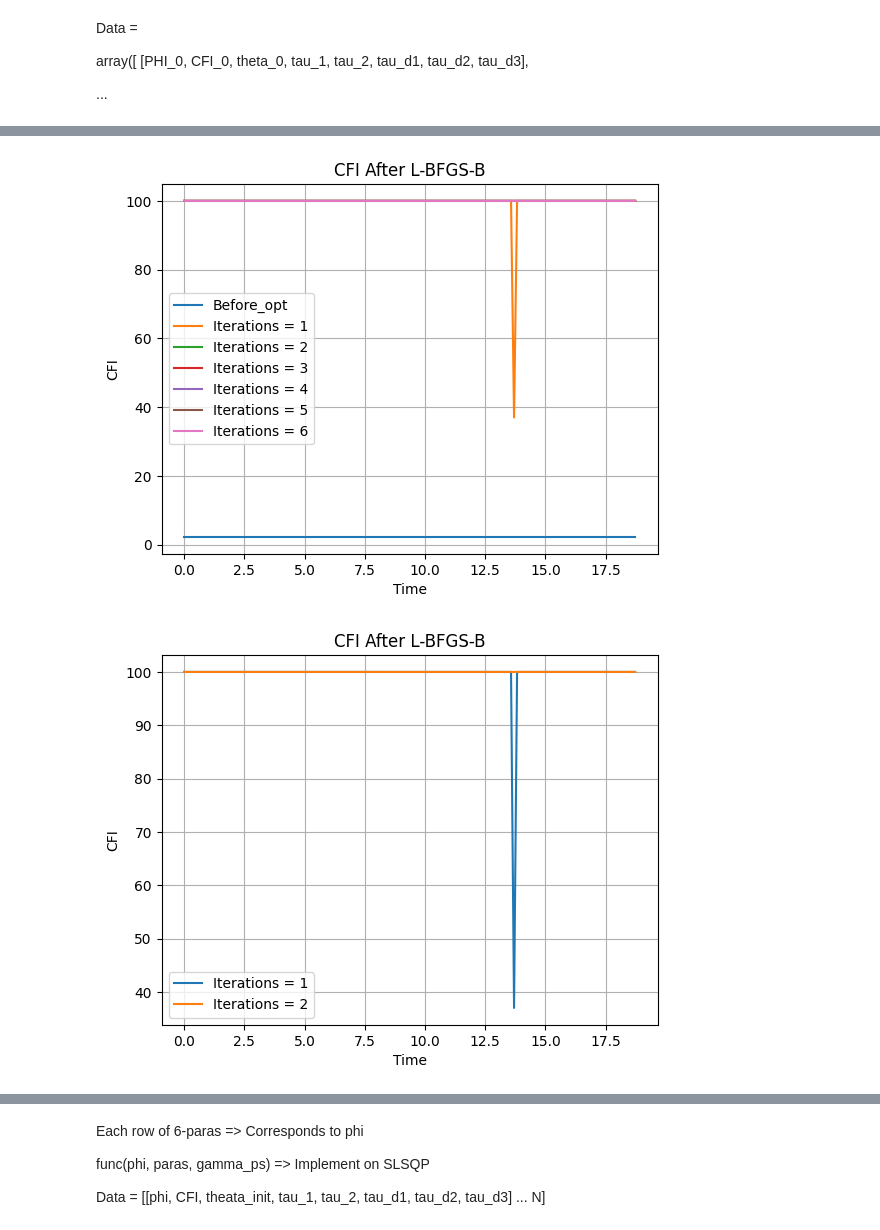
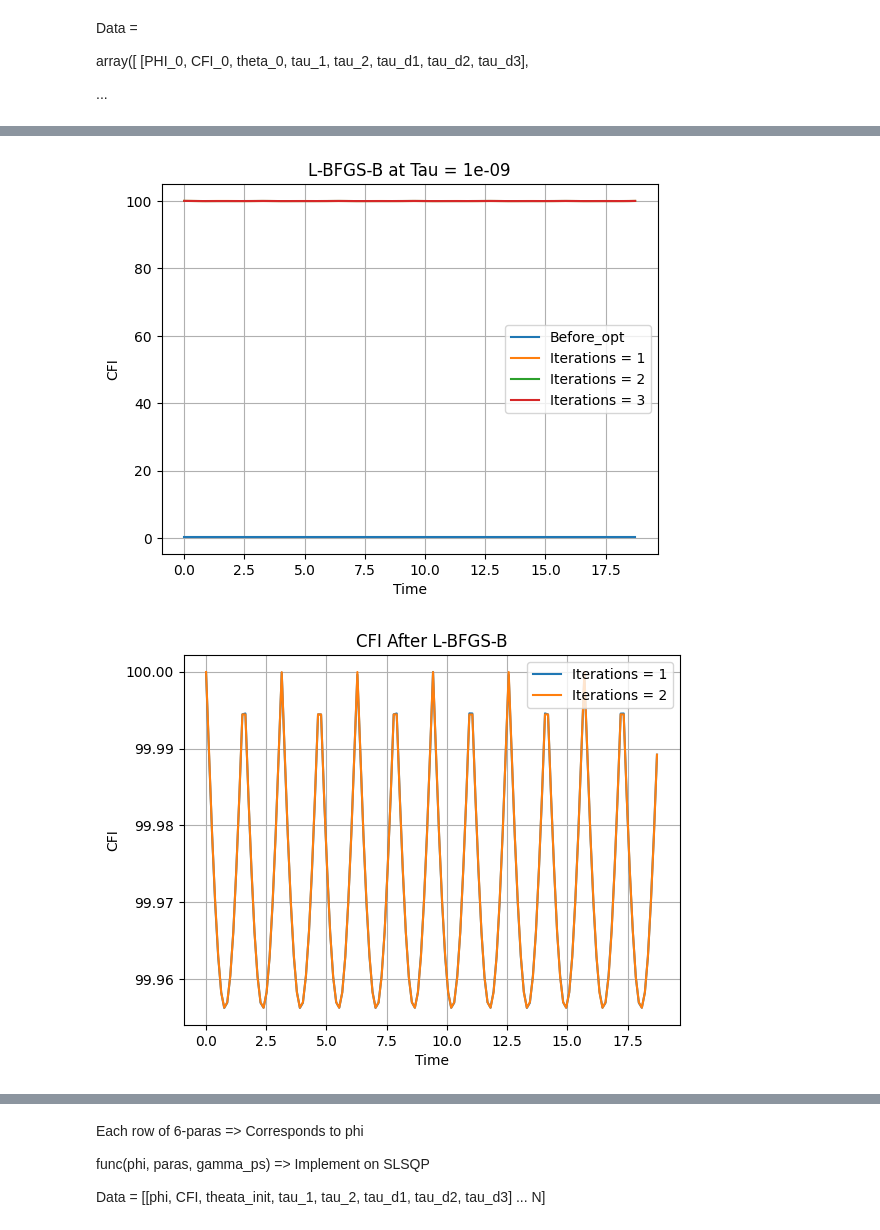
Before and after one commit to iridescent0923/Quantum_Optimization, a Jupyter notebook: CFI_Dephase_BFGS_[Tau_fixed].ipynb, the cells around one changed output, grey strips where cells are left out. Drawn from its saved outputs; the diff is of its cells as text; code cells hidden in the pictures.

```diff
--- a/CFI_Dephase_BFGS_[Tau_fixed].ipynb
+++ b/CFI_Dephase_BFGS_[Tau_fixed].ipynb
@@ -23,7 +23,8 @@ obs = [qml.PauliZ(0) @ qml.PauliZ(1)]
 hamiltonian = qml.Hamiltonian(coeffs, obs)
 # %%
 # == Global paras ==
-Paras_global, Phi_global, Gamma_ps  = np_.zeros(6), 0, 0
+Tau_global = 1e-9
+Paras_global, Phi_global, Gamma_ps  = np_.array([0] * 3), 0, 0
 
 # Return one by one
 def Dephase_factor(tau):
@@ -72,17 +73,15 @@ $$
 @qml.qnode(dev)
 def circuit_1(paras):
     # Call global phi
-    global Phi_global
+    global Phi_global, Tau_global
     phi = Phi_global
 
     # Assign paras
     theta_init, tau_1, tau_2 = paras[0], paras[1], paras[2]
 
-    # Calculate dephase factor with given paras
-    gamma_dephase_in = np_.zeros(3)
-    for i in range(3):
-        gamma_dephase_in[i] = Dephase_factor(paras[i+3])
-
+    # Calculate dephase factor with fixed tau
+    gamma_dephase_in = Dephase_factor(Tau_global)
+    # print(gamma_dephase_in, Dephase_global)
 
     # Stage_1: RY for pi/2
     qml.RY(np.pi/2, wires=0)
@@ -90,8 +89,8 @@ def circuit_1(paras):
 
     # Stage_2: Entangler
     qml.ApproxTimeEvolution(hamiltonian, tau_1, 1)
-    qml.PhaseDamping(gamma_dephase_in[0], wires = 0)
-    qml.PhaseDamping(gamma_dephase_in[0], wires = 1)
+    qml.PhaseDamping(gamma_dephase_in, wires = 0)
+    qml.PhaseDamping(gamma_dephase_in, wires = 1)
 
     qml.RX(theta_init, wires = 0)
     qml.RX(theta_init, wires = 1)
@@ -100,16 +99,16 @@ def circuit_1(paras):
     qml.RY(-np.pi/2, wires = 1)
 
     qml.ApproxTimeEvolution(hamiltonian, tau_2, 1)
-    qml.PhaseDamping(gamma_dephase_in[1], wires = 0)
-    qml.PhaseDamping(gamma_dephase_in[1], wires = 1)
+    qml.PhaseDamping(gamma_dephase_in, wires = 0)
+    qml.PhaseDamping(gamma_dephase_in, wires = 1)
 
     qml.RY(np.pi/2, wires = 0)
     qml.RY(np.pi/2, wires = 1)
 
     # Stage_3: Accumulater
     qml.ApproxTimeEvolution(hamiltonian, phi, 1)
-    qml.PhaseDamping(gamma_dephase_in[2], wires = 0)
-    qml.PhaseDamping(gamma_dephase_in[2], wires = 1)
+    qml.PhaseDamping(gamma_dephase_in, wires = 0)
+    qml.PhaseDamping(gamma_dephase_in, wires = 1)
 
     qml.RY(-np.pi/2, wires=0)
     qml.RY(-np.pi/2, wires=1)
@@ -205,7 +204,7 @@ def BFGS(Sweep_Data, paras, gamma_ps_select, Iterations):
 
             # Constraints(gamma = 0.99..)
             tau_upper = 18
-            Constraints = [(-float('inf'), float('inf'))] * 3 + [(1e-100, tau_upper)] * 3
+            Constraints = [(-float('inf'), float('inf'))] * 3
 
             # Push paras to global var
             Paras_global = Paras_Temporary
@@ -230,11 +229,11 @@ array([ [PHI_0, CFI_0, theta_0, tau_1, tau_2, tau_d1, tau_d2, tau_d3],
 Step = np.pi/25     #1e-1
 Sweep_data = np_.array([1e-4, np.pi * 6 + 1e-4, Step])
 
-Para_init = np_.zeros(6)
-Para_init[:3], Para_init[3:] = random.uniform(0, 1), random.uniform(1e-2, 0)
+Para_init = np_.zeros(3)
+Para_init[:3] = random.uniform(0, 1)
 
 Gamma_ps_preset = 0.8
-Set_Iterations = 6
+Set_Iterations = 3
 
 Optimized_Result = BFGS(Sweep_data, Para_init, Gamma_ps_preset, Set_Iterations)
 # %%
@@ -252,15 +265,15 @@ array([ 3.77091118e-001,  9.99990188e+001,  1.17511108e-009,
 # %%
 plt.plot(Optimized_Result[0, : ,0], Optimized_Result[0, : ,1], label = 'Before_opt')
 for i in range(1, Set_Iterations + 1):
     plt.plot(Optimized_Result[0, :, 0], Optimized_Result[i, :, 1], label = f'Iterations = {i}')
 
-plt.title('CFI After L-BFGS-B')
+plt.title(f'L-BFGS-B at Tau = {Tau_global}')
 plt.xlabel('Time')
 plt.ylabel('CFI')
 plt.legend()
 plt.grid()
 # %% [output]
-[figure, old version]
+[figure, new version]
 # %%
 Target_Layer = 1, 2
 plt.plot(Optimized_Result[Target_Layer[0], :, 0], Optimized_Result[Target_Layer[0], :, 1], label = f'Iterations = {Target_Layer[0]}')
@@ -273,7 +286,7 @@ plt.ylabel('CFI')
 plt.legend()
 plt.grid()
 # %% [output]
-[figure, old version]
+[figure, new version]
 # %%
 plt.plot(Optimized_Result[1, :, 0], Optimized_Result[Target_Layer[1], :, 1], label = f'Iterations = {Target_Layer[1]}')
 
```
Also changed, not shown: parts of 6 cells of this notebook.
